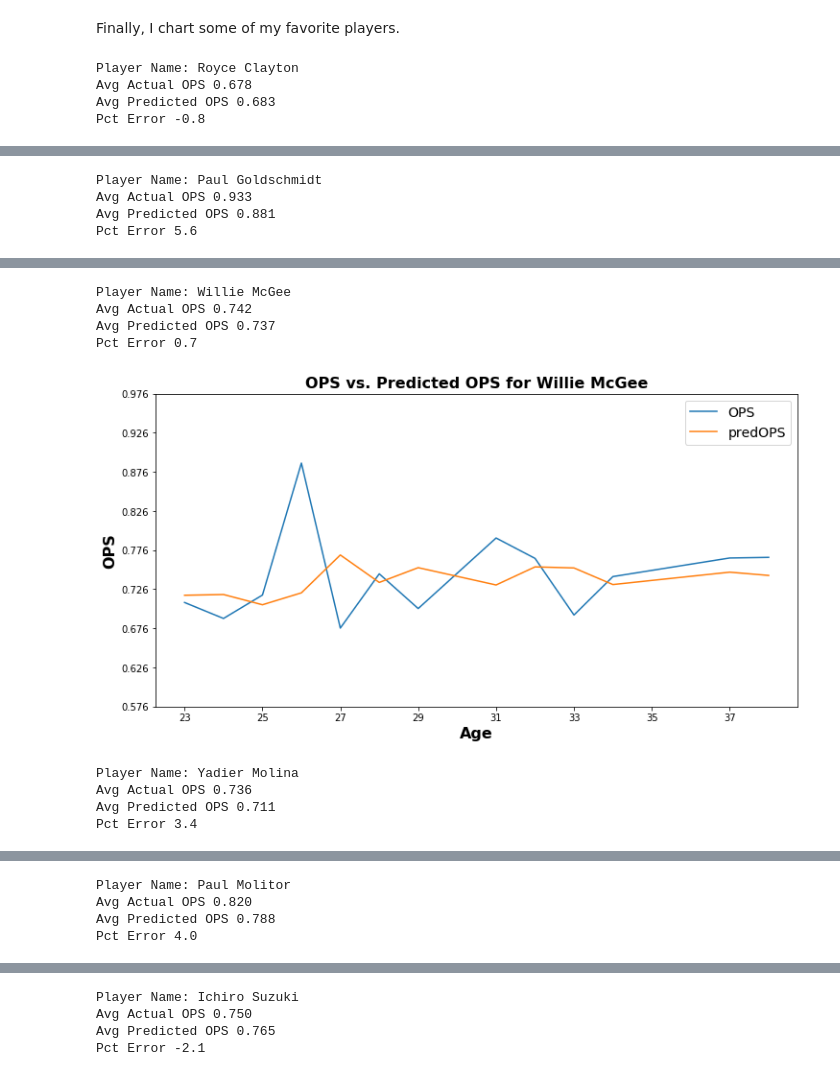
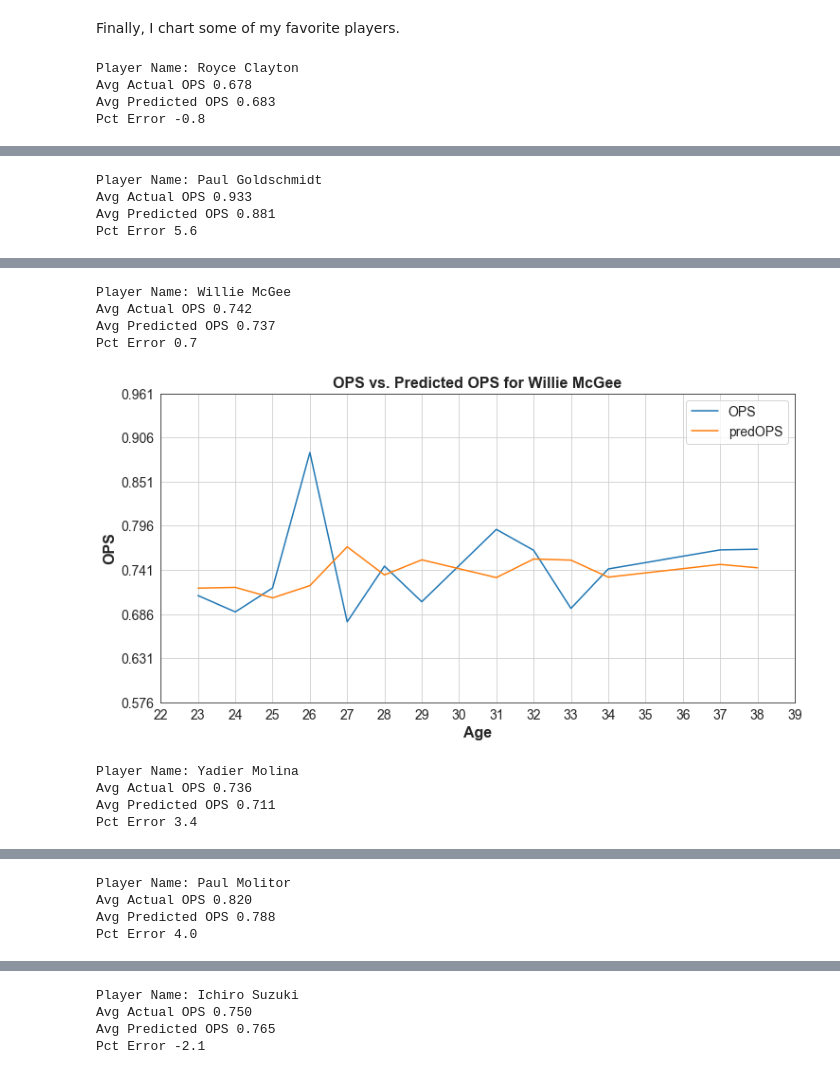
Before and after one commit to paulscheibal/SBDataScienceCert, a Jupyter notebook: CapstoneP1/MachineLearning/MachineLearningStory.ipynb, the cells around one changed output, grey strips where cells are left out. Drawn from its saved outputs; the diff is of its cells as text; code cells hidden in the pictures.

```diff
--- a/CapstoneP1/MachineLearning/MachineLearningStory.ipynb
+++ b/CapstoneP1/MachineLearning/MachineLearningStory.ipynb
@@ -702,13 +705,15 @@ for p in plrlst:
     print('Avg Predicted OPS %1.3f' % y)
     print('Pct Error %1.1f' % z)
     ttl = 'OPS vs. Predicted OPS for ' + pname
+    fig, ax = plt.subplots()
+    ax.grid()
     plt.title(ttl,weight='bold',size=16)
     plt.xlabel('Age',weight='bold',size=16)
     plt.ylabel('OPS',weight='bold',size=16)
     plt.plot(agelst, OPSlst)
     plt.plot(agelst, predOPSlst)
     plt.yticks(np.arange(minOPS-.1,maxOPS+.1,.050))
-    plt.xticks(np.arange(minage,maxage,2))
+    plt.xticks(np.arange(minage+1,maxage+1,1))
     ax.yaxis.set_major_formatter(mtick.StrMethodFormatter('{x:1.3f}'))
     ax.tick_params(axis='x', labelsize=14)
     ax.tick_params(axis='y', labelsize=14)
@@ -747,7 +752,7 @@ path = 'C:\\Users\\User\\Documents\\PAUL\\Springboard\\core\\'
 filen = 'OPSpredictionsXGB_GS_select.csv'
 selectf = path + filen
 dfs = pd.read_csv(selectf)
-playerlst = ['willibi02','santoro01','molitpa01','claytro01','goldspa01','molinya01','suzukic01','mcgeewi01']
+playerlst = ['goldspa01','willibi02','santoro01','molitpa01','claytro01','molinya01','suzukic01','mcgeewi01']
 dfsc = dfs[dfs['playerID'].isin(playerlst)]
 plrlst = dfsc.playerID.drop_duplicates()
 for p in plrlst:
@@ -770,16 +775,18 @@ for p in plrlst:
     print('Avg Predicted OPS %1.3f' % y)
     print('Pct Error %1.1f' % z)
     ttl = 'OPS vs. Predicted OPS for ' + pname
+    fig, ax = plt.subplots()
+    ax.grid()
     plt.title(ttl,weight='bold',size=16)
     plt.xlabel('Age',weight='bold',size=16)
     plt.ylabel('OPS',weight='bold',size=16)
     plt.plot(agelst, OPSlst)
     plt.plot(agelst, predOPSlst)
-    plt.yticks(np.arange(minOPS-.1,maxOPS+.1,.050))
-    plt.xticks(np.arange(minage,maxage,2))
-    ax.yaxis.set_major_formatter(mtick.StrMethodFormatter('{x:1.3f}'))
+    plt.yticks(np.arange(minOPS-.1,maxOPS+.1,.055))
+    plt.xticks(np.arange(minage-1,maxage+2,1))
     ax.tick_params(axis='x', labelsize=14)
     ax.tick_params(axis='y', labelsize=14)
+    ax.yaxis.set_major_formatter(mtick.StrMethodFormatter('{x:1.3f}'))
     leg = plt.legend(prop=dict(size=14))
     plt.show()
 # %% [output]
@@ -796,8 +803,8 @@ Pct Error 5.6
 Player Name: Willie McGee
 Avg Actual OPS 0.742
 Avg Predicted OPS 0.737
 Pct Error 0.7
-[figure, old version]
+[figure, new version]
 Player Name: Yadier Molina
 Avg Actual OPS 0.736
 Avg Predicted OPS 0.711
```
Also changed, not shown: parts of 12 cells of this notebook.
